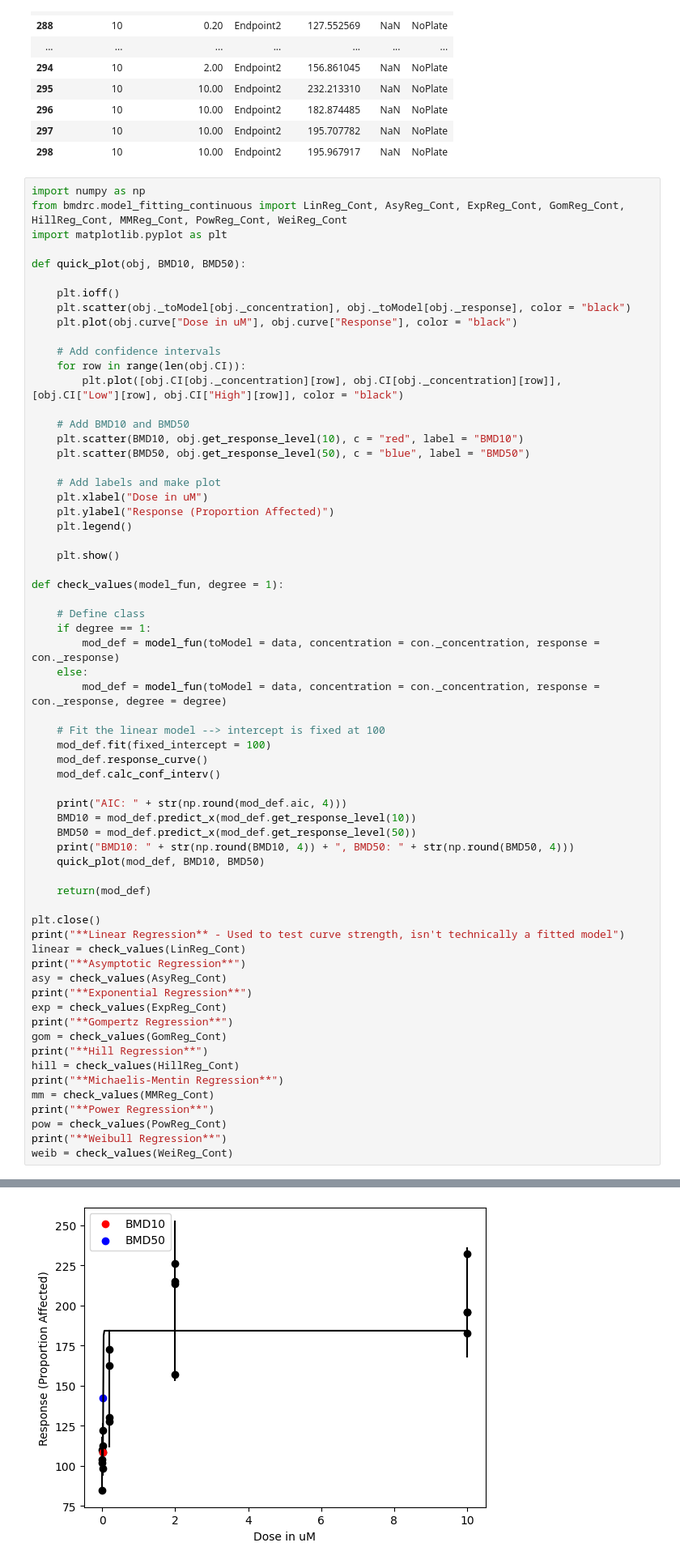
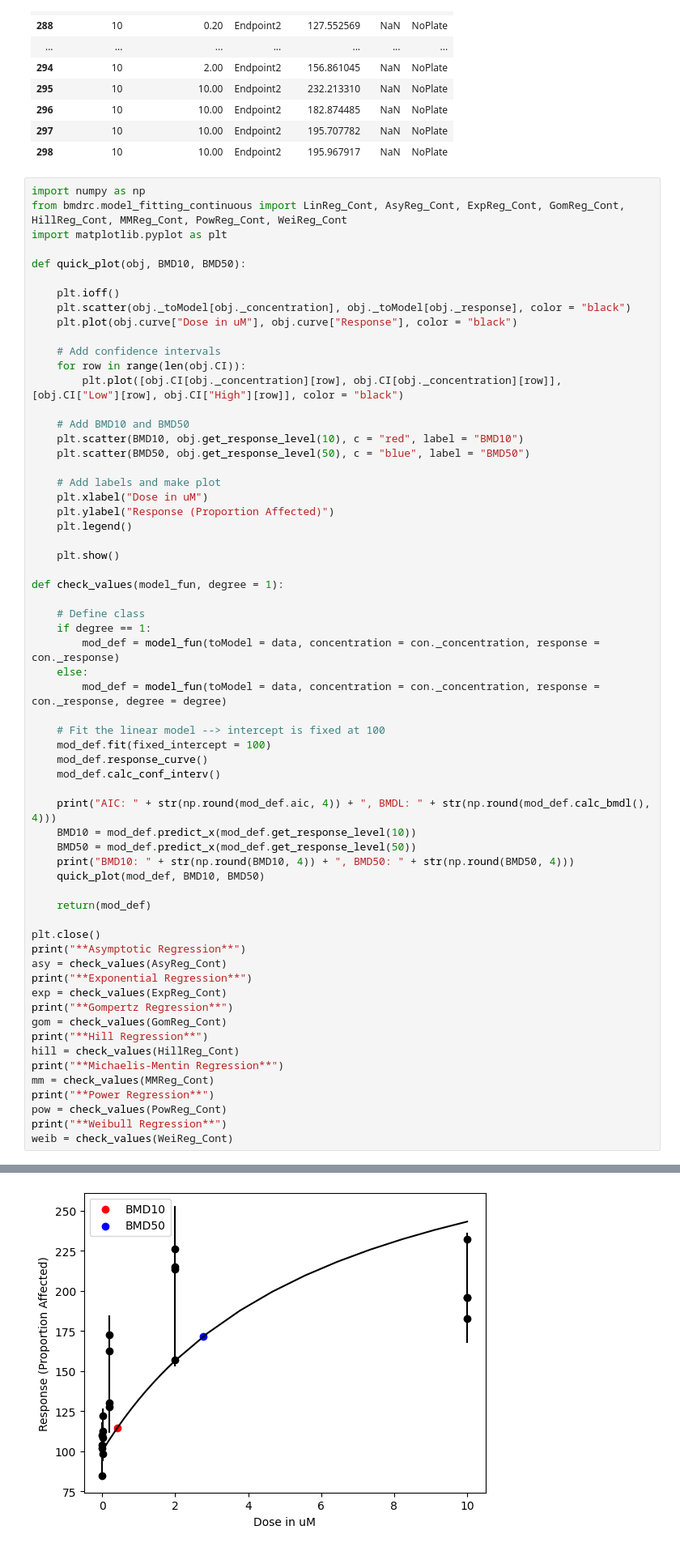
Before and after one commit to PNNL-CompBio/bmdrc, a Jupyter notebook: vignettes/Continuous Class Example.ipynb, the cells around one changed output, grey strips where cells are left out. Shown at 81% size. Cells and saved outputs as stored; diff of their text form.

```diff
--- a/vignettes/Continuous Class Example.ipynb
+++ b/vignettes/Continuous Class Example.ipynb
@@ -186,7 +186,7 @@ def check_values(model_fun, degree = 1):
     mod_def.response_curve()
     mod_def.calc_conf_interv()
 
-    print("AIC: " + str(np.round(mod_def.aic, 4)))
+    print("AIC: " + str(np.round(mod_def.aic, 4)) + ", BMDL: " + str(np.round(mod_def.calc_bmdl(), 4)))
     BMD10 = mod_def.predict_x(mod_def.get_response_level(10))
     BMD50 = mod_def.predict_x(mod_def.get_response_level(50))
     print("BMD10: " + str(np.round(BMD10, 4)) + ", BMD50: " + str(np.round(BMD50, 4)))
@@ -195,8 +195,6 @@ def check_values(model_fun, degree = 1):
     return(mod_def)
 
 plt.close()
-print("**Linear Regression** - Used to test curve strength, isn't technically a fitted model")
-linear = check_values(LinReg_Cont)
 print("**Asymptotic Regression**")
 asy = check_values(AsyReg_Cont)
 print("**Exponential Regression**")
@@ -231 +232 @@ BMD10: 0.0195, BMD50: 0.0255
-[figure, old version]
+[figure, new version]
```
Also changed, not shown: parts of 12 cells of this notebook, 2 other files.
